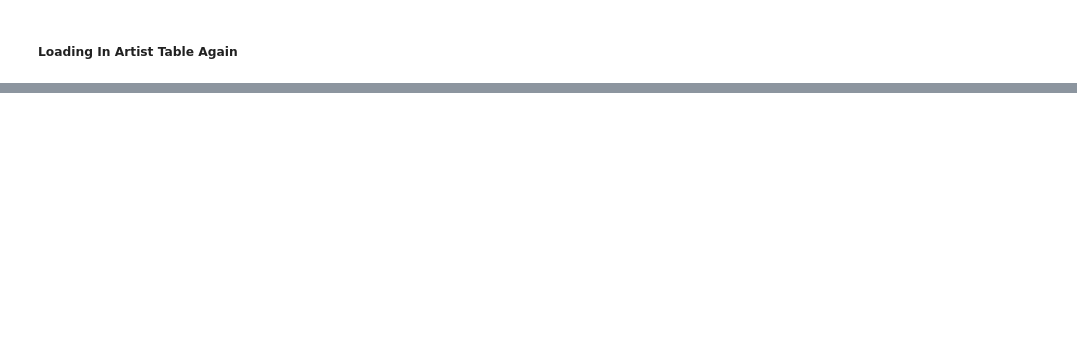
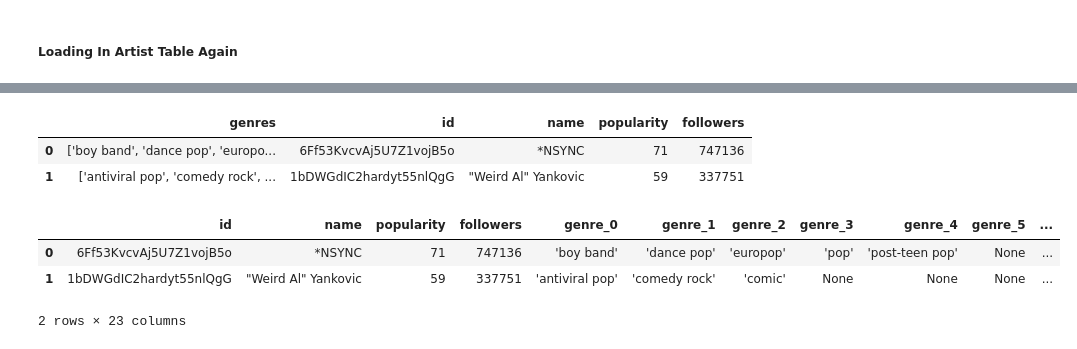
Before and after one commit to jonjohnsontc/songwriter-graph, a Jupyter notebook: notebooks/spotipy.ipynb, the cells around one changed output, grey strips where cells are left out. Cells and saved outputs as stored; diff of their text form; code cells hidden in the pictures; blank space fills up the shorter version.

```diff
--- a/notebooks/spotipy.ipynb
+++ b/notebooks/spotipy.ipynb
@@ -473,0 +645,11 @@ df.head()
+# %%
+for i in range(19):
+    df.drop(labels=['genre_{}'.format(i)], axis=1, inplace=True)
+# %%
+df2 = pd.DataFrame(df['genres'].tolist(), columns=['genre_{}'.format(i) for i in range(19)])
+# %%
+df.head(2)
+# %% [output]
+|  | genres | id | name | popularity | followers |
+| 0 | ['boy band', 'dance pop', 'europo... | 6Ff53KvcvAj5U7Z1vojB5o | *NSYNC | 71 | 747136 |
+| 1 | ['antiviral pop', 'comedy rock', ... | 1bDWGdIC2hardyt55nlQgG | "Weird Al" Yankovic | 59 | 337751 |
@@ -473,0 +660,7 @@ df.head()
+# %%
+df3.head(2)
+# %% [output]
+|  | id | name | popularity | followers | genre_0 | genre_1 | genre_2 | genre_3 | genre_4 | genre_5 | ... |
+| 0 | 6Ff53KvcvAj5U7Z1vojB5o | *NSYNC | 71 | 747136 | 'boy band' | 'dance pop' | 'europop' | 'pop' | 'post-teen pop' | None | ... |
+| 1 | 1bDWGdIC2hardyt55nlQgG | "Weird Al" Yankovic | 59 | 337751 | 'antiviral pop' | 'comedy rock' | 'comic' | None | None | None | ... |
+2 rows × 23 columns
```
Also changed, not shown: parts of 44 cells of this notebook, 6 other files.
